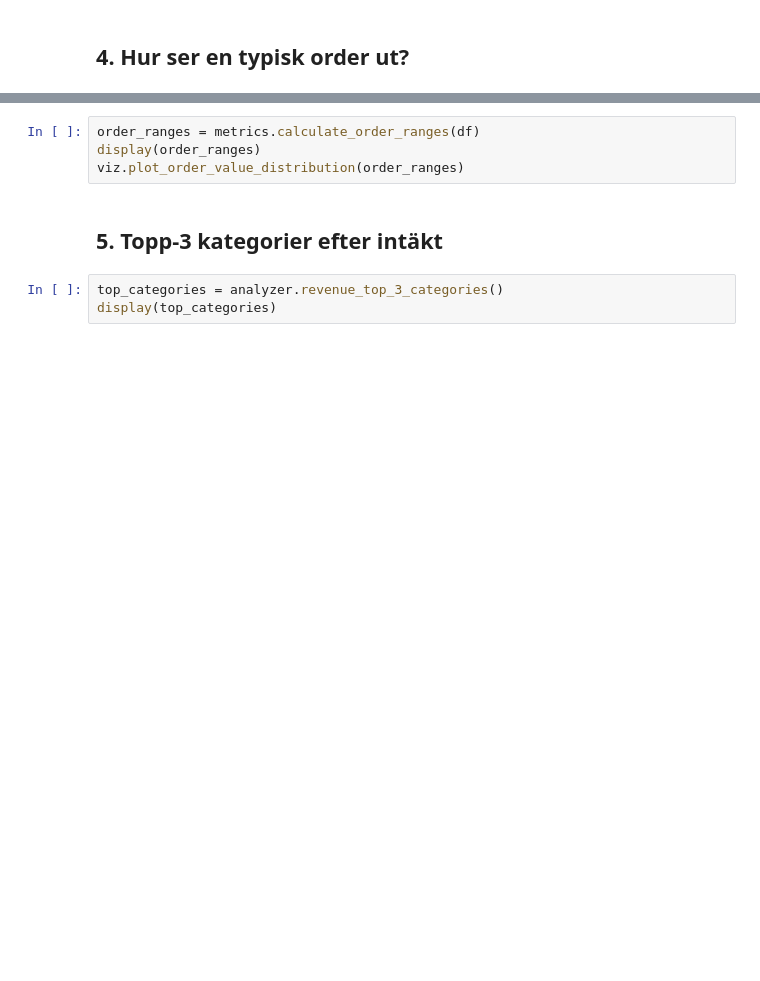
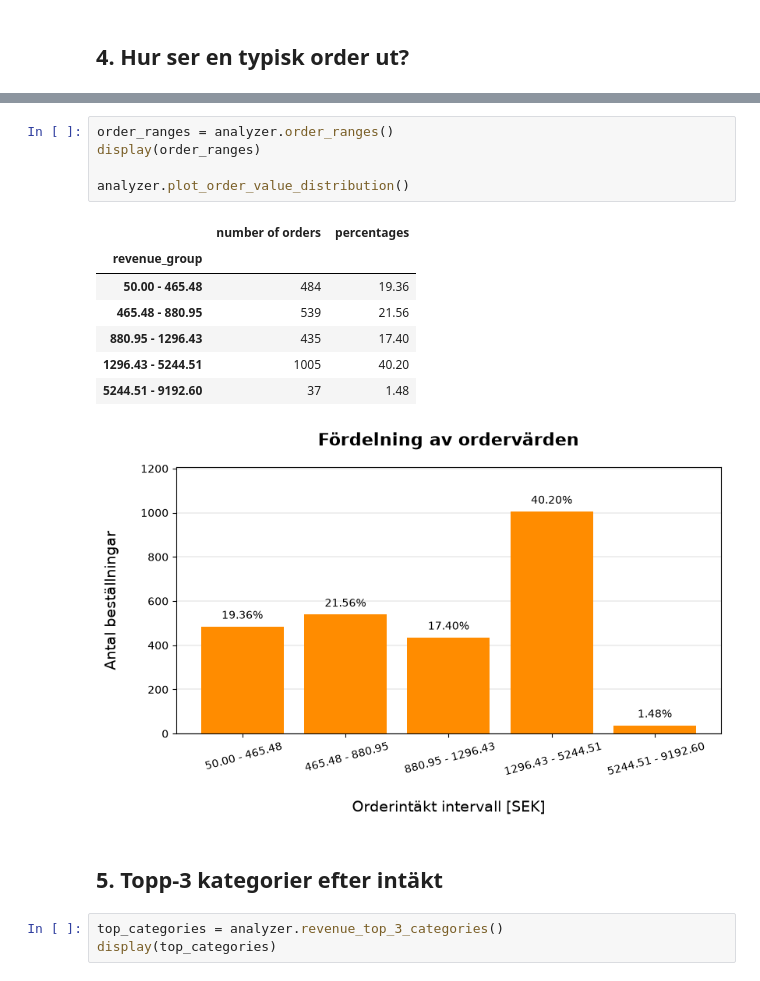
Before and after one commit to jmsedl22/grupp-2-ehandel, a Jupyter notebook: notebook/ecommerce_sales.ipynb, the cells around one changed output, grey strips where cells are left out. Saved outputs shown, nothing was run; the diff lists cells and outputs as text; blank space fills up the shorter version.

Commit message:
Remove viz and metrics imports (#94)

```diff
--- a/notebook/ecommerce_sales.ipynb
+++ b/notebook/ecommerce_sales.ipynb
@@ -73,7 +104,17 @@ display(pd.DataFrame([{
 # %%
-order_ranges = metrics.calculate_order_ranges(df)
+order_ranges = analyzer.order_ranges()
 display(order_ranges)
-viz.plot_order_value_distribution(order_ranges)
+
+analyzer.plot_order_value_distribution()
+# %% [output]
+|  | number of orders | percentages |
+| revenue_group |  |  |
+| 50.00 - 465.48 | 484 | 19.36 |
+| 465.48 - 880.95 | 539 | 21.56 |
+| 880.95 - 1296.43 | 435 | 17.40 |
+| 1296.43 - 5244.51 | 1005 | 40.20 |
+| 5244.51 - 9192.60 | 37 | 1.48 |
+[figure, added]
 # %% [markdown]
 ## 5. Topp-3 kategorier efter intäkt
 # %%
```
Also changed, not shown: parts of 10 cells of this notebook.
